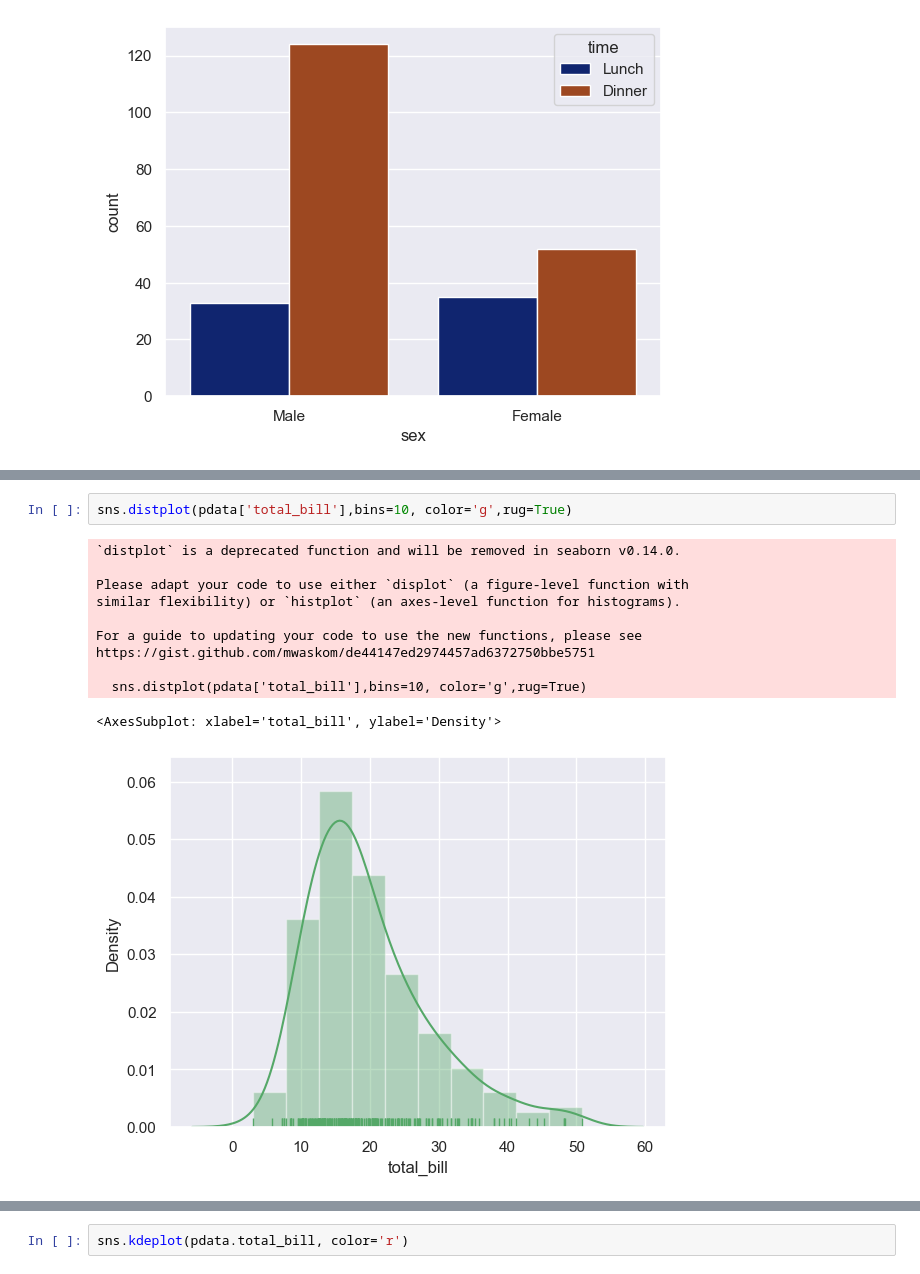
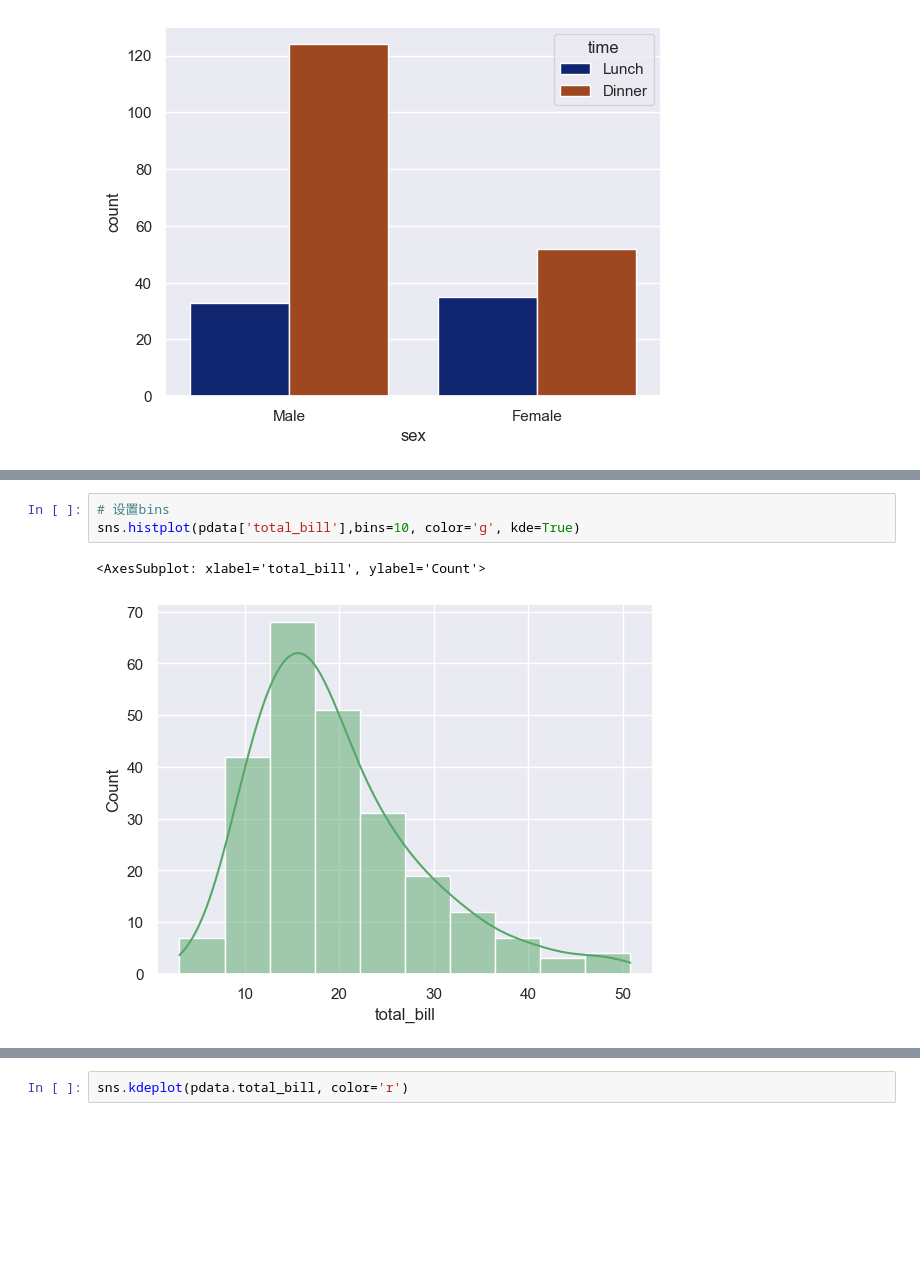
Before and after one commit to JaegerZhao/PythonLearning, a Jupyter notebook: 9 数据分析基础/9.4 seaborn.ipynb, the cells around one changed output, grey strips where cells are left out. Saved outputs shown, nothing was run; the diff lists cells and outputs as text; blank space fills up the shorter version.

```diff
--- a/9 数据分析基础/9.4 seaborn.ipynb
+++ b/9 数据分析基础/9.4 seaborn.ipynb
@@ -372,17 +532,9 @@ https://gist.github.com/mwaskom/de44147ed2974457ad6372750bbe5751
 <AxesSubplot: xlabel='total_bill', ylabel='Density'>
 [figure]
 # %%
-sns.distplot(pdata['total_bill'],bins=10, color='g',rug=True)
+# 设置bins
+sns.histplot(pdata['total_bill'],bins=10, color='g', kde=True)
 # %% [output]
-`distplot` is a deprecated function and will be removed in seaborn v0.14.0.
-
-Please adapt your code to use either `displot` (a figure-level function with
-similar flexibility) or `histplot` (an axes-level function for histograms).
-
-For a guide to updating your code to use the new functions, please see
-https://gist.github.com/mwaskom/de44147ed2974457ad6372750bbe5751
-
-  sns.distplot(pdata['total_bill'],bins=10, color='g',rug=True)
+<AxesSubplot: xlabel='total_bill', ylabel='Count'>
-<AxesSubplot: xlabel='total_bill', ylabel='Density'>
-[figure, old version]
+[figure, new version]
 # %% [markdown]
```
Also changed, not shown: parts of 49 cells of this notebook.
